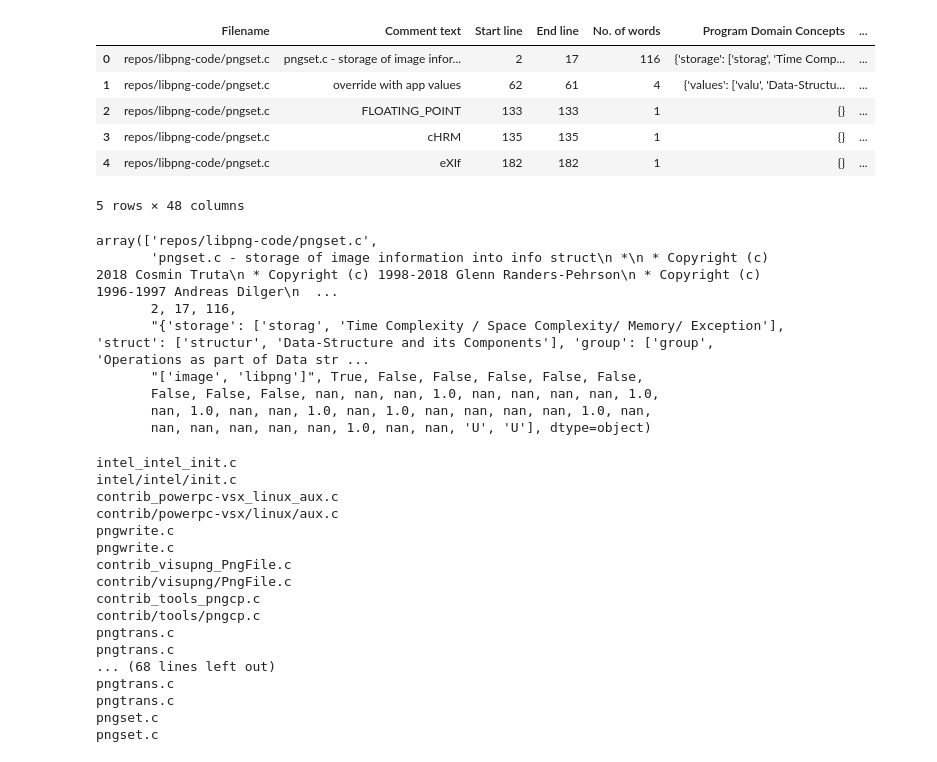
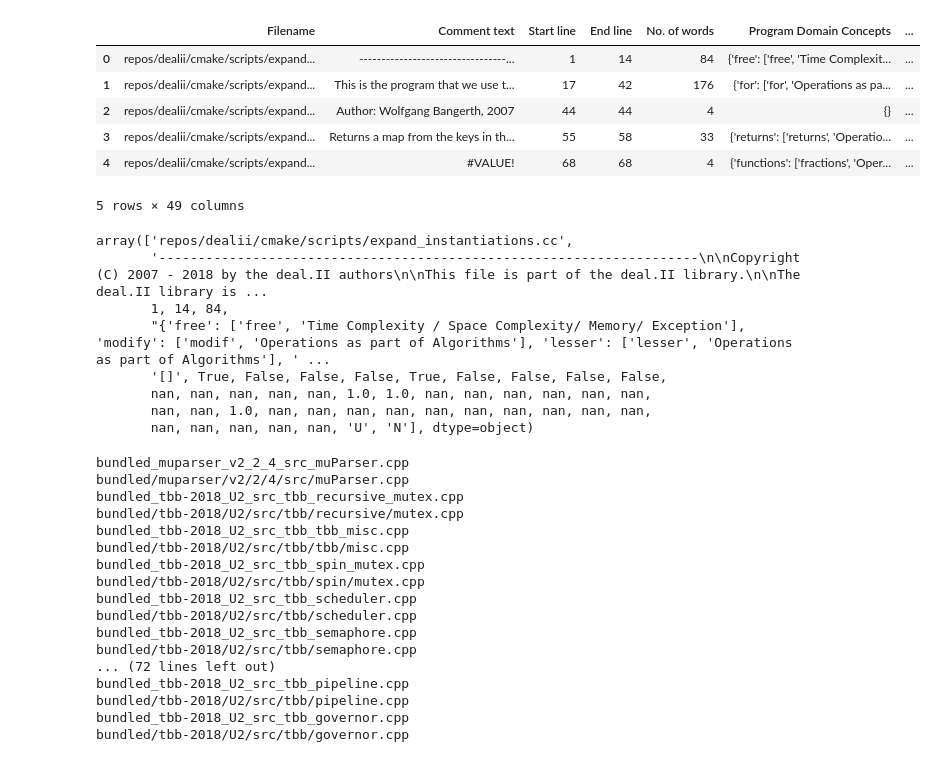
Before and after one commit to ayushbansal07/UsefulnessOfComments, a Jupyter notebook: ML/PrepareTrainingData.ipynb, the cells around one changed output. Drawn from its saved outputs; the diff is of its cells as text; code cells hidden in the pictures.

```diff
--- a/ML/PrepareTrainingData.ipynb
+++ b/ML/PrepareTrainingData.ipynb
@@ -4,36 +4,39 @@ import pandas as pd
 import numpy as np
 from os.path import join as PJOIN
 # %%
-FEATURES_DIR = "DATA/CSV/"
-ANNOTATIONS_FILE = "DATA/GENERATED/comments_libpng_all_marked.xlsx"
-PROJECT_NAME = "libpng-code"
+FEATURES_DIR = "DATA/CSV/dealii/"
+ANNOTATIONS_FILE = "DATA/GENERATED/comments_dealii_all.xlsx"
+PROJECT_NAME = "dealii"
 OUTPUT_DIR = "DATA/GENERATED/TRAIN/"
-OUTPUT_SUFFIX = ""
+OUTPUT_SUFFIX = "_calint"
 OUTPUT_FILENAME = "train_" + PROJECT_NAME + OUTPUT_SUFFIX + ".csv"
 ANNOTATIONS = {'N':1,'P':2,'U':3}
 # %%
-annotations_file = pd.read_excel(ANNOTATIONS_FILE)
+if ANNOTATIONS_FILE[-3:] == 'csv':
+    annotations_file = pd.read_csv(ANNOTATIONS_FILE)
+else:
+    annotations_file = pd.read_excel(ANNOTATIONS_FILE)
 annotations_file.head()
 # %% [output]
 |  | Filename | Comment text | Start line | End line | No. of words | Program Domain Concepts | ... |
-| 0 | repos/libpng-code/pngset.c | pngset.c - storage of image infor... | 2 | 17 | 116 | {'storage': ['storag', 'Time Comp... | ... |
-| 1 | repos/libpng-code/pngset.c | override with app values | 62 | 61 | 4 | {'values': ['valu', 'Data-Structu... | ... |
-| 2 | repos/libpng-code/pngset.c | FLOATING_POINT | 133 | 133 | 1 | {} | ... |
-| 3 | repos/libpng-code/pngset.c | cHRM | 135 | 135 | 1 | {} | ... |
-| 4 | repos/libpng-code/pngset.c | eXIf | 182 | 182 | 1 | {} | ... |
+| 0 | repos/dealii/cmake/scripts/expand... | ---------------------------------... | 1 | 14 | 84 | {'free': ['free', 'Time Complexit... | ... |
+| 1 | repos/dealii/cmake/scripts/expand... | This is the program that we use t... | 17 | 42 | 176 | {'for': ['for', 'Operations as pa... | ... |
+| 2 | repos/dealii/cmake/scripts/expand... | Author: Wolfgang Bangerth, 2007 | 44 | 44 | 4 | {} | ... |
+| 3 | repos/dealii/cmake/scripts/expand... | Returns a map from the keys in th... | 55 | 58 | 33 | {'returns': ['returns', 'Operatio... | ... |
+| 4 | repos/dealii/cmake/scripts/expand... | #VALUE! | 68 | 68 | 4 | {'functions': ['fractions', 'Oper... | ... |
-5 rows × 48 columns
+5 rows × 49 columns
 # %%
 annotations_np = np.array(annotations_file)
 annotations_np[0]
 # %% [output]
-array(['repos/libpng-code/pngset.c',
-       'pngset.c - storage of image information into info struct\n *\n * Copyright (c) 2018 Cosmin Truta\n * Copyright (c) 1998-2018 Glenn Randers-Pehrson\n * Copyright (c) 1996-1997 Andreas Dilger\n  ...
-       2, 17, 116,
-       "{'storage': ['storag', 'Time Complexity / Space Complexity/ Memory/ Exception'], 'struct': ['structur', 'Data-Structure and its Components'], 'group': ['group', 'Operations as part of Data str ...
-       "['image', 'libpng']", True, False, False, False, False, False,
-       False, False, False, nan, nan, nan, 1.0, nan, nan, nan, nan, 1.0,
-       nan, 1.0, nan, nan, 1.0, nan, 1.0, nan, nan, nan, nan, 1.0, nan,
-       nan, nan, nan, nan, nan, 1.0, nan, nan, 'U', 'U'], dtype=object)
+array(['repos/dealii/cmake/scripts/expand_instantiations.cc',
+       '---------------------------------------------------------------------\n\nCopyright (C) 2007 - 2018 by the deal.II authors\n\nThis file is part of the deal.II library.\n\nThe deal.II library is ...
+       1, 14, 84,
+       "{'free': ['free', 'Time Complexity / Space Complexity/ Memory/ Exception'], 'modify': ['modif', 'Operations as part of Algorithms'], 'lesser': ['lesser', 'Operations as part of Algorithms'], ' ...
+       '[]', True, False, False, False, True, False, False, False, False,
+       nan, nan, nan, nan, nan, 1.0, 1.0, nan, nan, nan, nan, nan, nan,
+       nan, nan, 1.0, nan, nan, nan, nan, nan, nan, nan, nan, nan, nan,
+       nan, nan, nan, nan, nan, 'U', 'N'], dtype=object)
 # %%
 annotations_map = {}
 for anno in annotations_np:
@@ -53,23 +56,23 @@ for file in os.listdir(FEATURES_DIR):
     print(fName)
     all_files.append(fName)
 # %% [output]
-intel_intel_init.c
-intel/intel/init.c
-contrib_powerpc-vsx_linux_aux.c
-contrib/powerpc-vsx/linux/aux.c
-pngwrite.c
-pngwrite.c
-contrib_visupng_PngFile.c
-contrib/visupng/PngFile.c
-contrib_tools_pngcp.c
-contrib/tools/pngcp.c
-pngtrans.c
-pngtrans.c
-... (68 lines left out)
-pngtrans.c
-pngtrans.c
-pngset.c
-pngset.c
+bundled_muparser_v2_2_4_src_muParser.cpp
+bundled/muparser/v2/2/4/src/muParser.cpp
+bundled_tbb-2018_U2_src_tbb_recursive_mutex.cpp
+bundled/tbb-2018/U2/src/tbb/recursive/mutex.cpp
+bundled_tbb-2018_U2_src_tbb_tbb_misc.cpp
+bundled/tbb-2018/U2/src/tbb/tbb/misc.cpp
+bundled_tbb-2018_U2_src_tbb_spin_mutex.cpp
+bundled/tbb-2018/U2/src/tbb/spin/mutex.cpp
+bundled_tbb-2018_U2_src_tbb_scheduler.cpp
+bundled/tbb-2018/U2/src/tbb/scheduler.cpp
+bundled_tbb-2018_U2_src_tbb_semaphore.cpp
+bundled/tbb-2018/U2/src/tbb/semaphore.cpp
+... (72 lines left out)
+bundled_tbb-2018_U2_src_tbb_pipeline.cpp
+bundled/tbb-2018/U2/src/tbb/pipeline.cpp
+bundled_tbb-2018_U2_src_tbb_governor.cpp
+bundled/tbb-2018/U2/src/tbb/governor.cpp
 # %%
 not_found = []
 found = []
```
Also changed, not shown: parts of 4 cells of this notebook, 23 other files.
